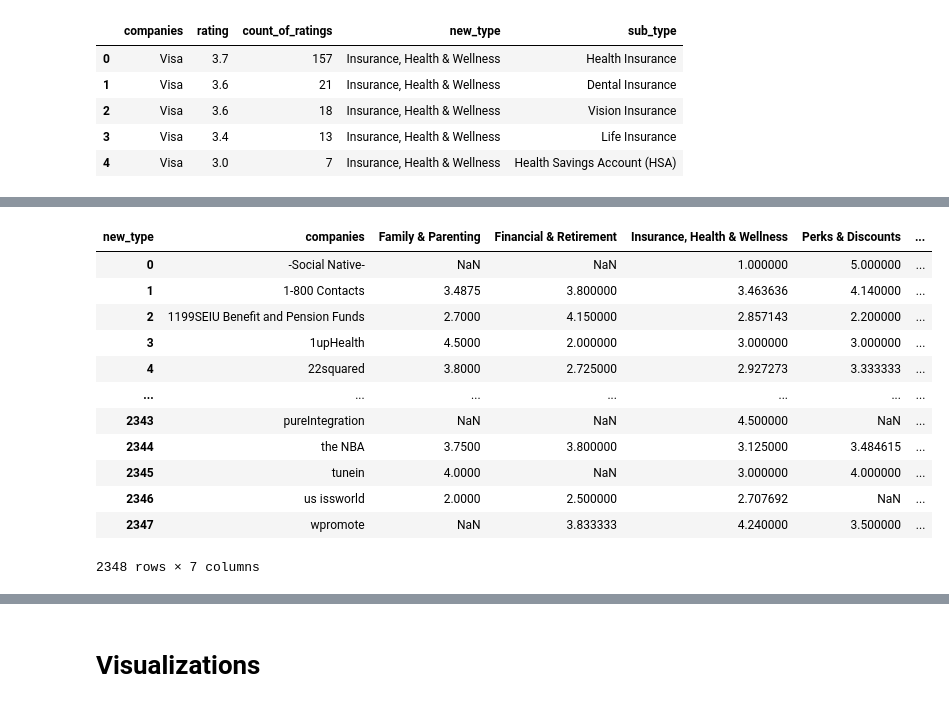
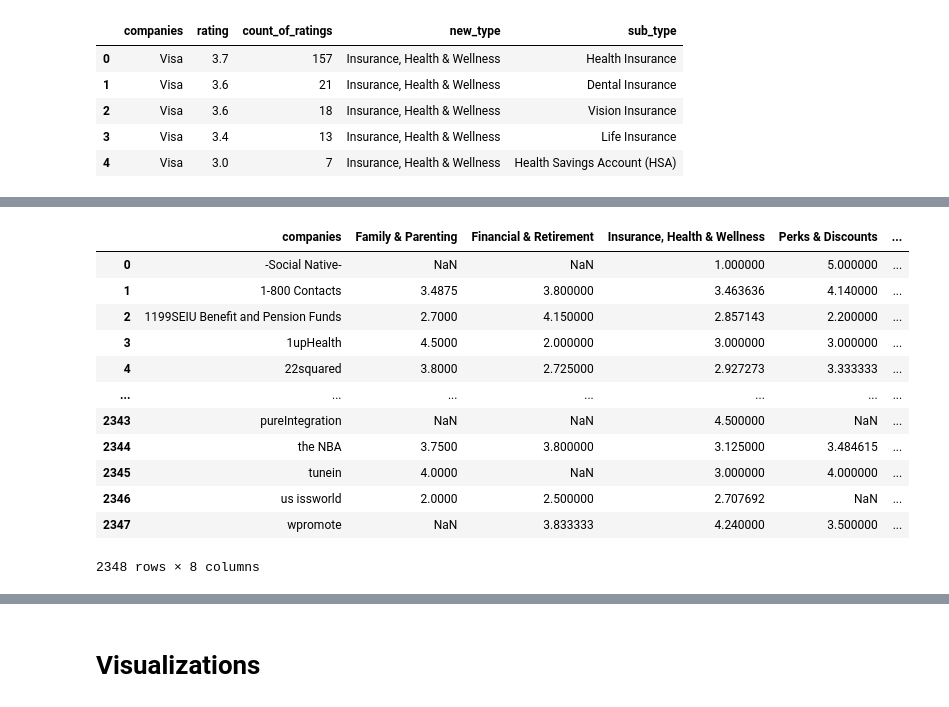
Before and after one commit to molieriAC/DSTools1_FinalProject, a Jupyter notebook: IndeedGlassdoorData.ipynb, the cells around one changed output, grey strips where cells are left out. Saved outputs shown, nothing was run; the diff lists cells and outputs as text; code cells hidden in the pictures.

```diff
--- a/IndeedGlassdoorData.ipynb
+++ b/IndeedGlassdoorData.ipynb
@@ -105,0 +101,5 @@ Length: 10584, dtype: float64
+# %%
+# get mean count of ratings
+countScore = glassdoor_df.groupby(['companies']).apply(lambda x: (x["count_of_ratings"].astype(int)).mean())
+
+countScore.head(5)
@@ -106,15 +114,23 @@ Length: 10584, dtype: float64
 # %%
-# Turn the calculated series into a dataframe that can be analyzed and merged
+# Turn the calculated series' into dataframes that can be merged
+
+# Scale Scores
 scaleScore_temp = scaleScores.to_frame().reset_index()
 
 scaleScore_df = scaleScore_temp.pivot_table(0, ['companies'], 'new_type')
 
 scaleScore_df.reset_index( drop=False, inplace=True )
 scaleScore_df.reindex(['companies', 'Family & Parenting', 'Financial & Retirement', 'Insurance, Health & Wellness', 'Perks & Discounts', 'Professional Support', 'Vacation & Time Off'], axis=1)
 
+# Average of scores by
+countScore_temp = countScore.to_frame().reset_index()
+countScore_temp.rename(columns={0: "ratings_meanCount"}, inplace=True)
+
+scaleScore_df = scaleScore_df.merge(countScore_temp, on='companies')
+
 scaleScore_df
 # %% [output]
-| new_type | companies | Family & Parenting | Financial & Retirement | Insurance, Health & Wellness | Perks & Discounts | ... |
+|  | companies | Family & Parenting | Financial & Retirement | Insurance, Health & Wellness | Perks & Discounts | ... |
 | 0 | -Social Native- | NaN | NaN | 1.000000 | 5.000000 | ... |
 | 1 | 1-800 Contacts | 3.4875 | 3.800000 | 3.463636 | 4.140000 | ... |
 | 2 | 1199SEIU Benefit and Pension Funds | 2.7000 | 4.150000 | 2.857143 | 2.200000 | ... |
@@ -126,7 +142,7 @@ scaleScore_df
 | 2345 | tunein | 4.0000 | NaN | 3.000000 | 4.000000 | ... |
 | 2346 | us issworld | 2.0000 | 2.500000 | 2.707692 | NaN | ... |
 | 2347 | wpromote | NaN | 3.833333 | 4.240000 | 3.500000 | ... |
-2348 rows × 7 columns
+2348 rows × 8 columns
 # %%
 # Calculate a mean of all 6 categories
 scaleScore_df['overall_mean'] = scaleScore_df[['Family & Parenting', 'Financial & Retirement', 'Insurance, Health & Wellness', 'Perks & Discounts', 'Professional Support', 'Vacation & Time Off']].mean(axis=1)
```
Also changed, not shown: parts of 14 cells of this notebook, 1 other file.
